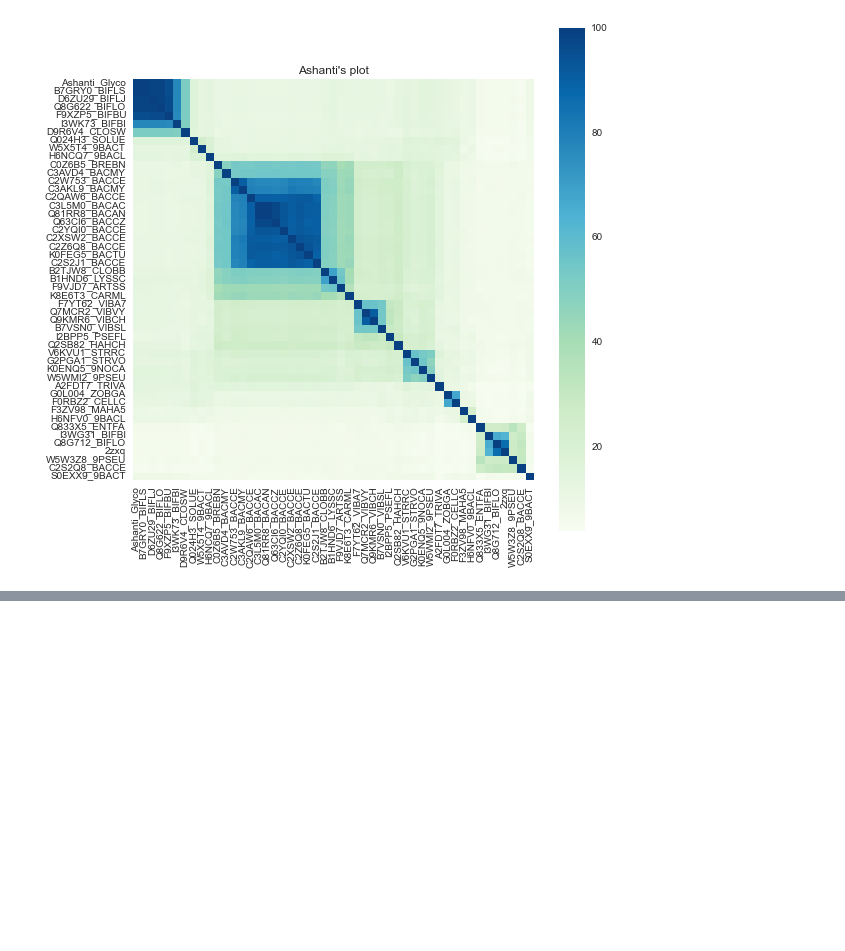
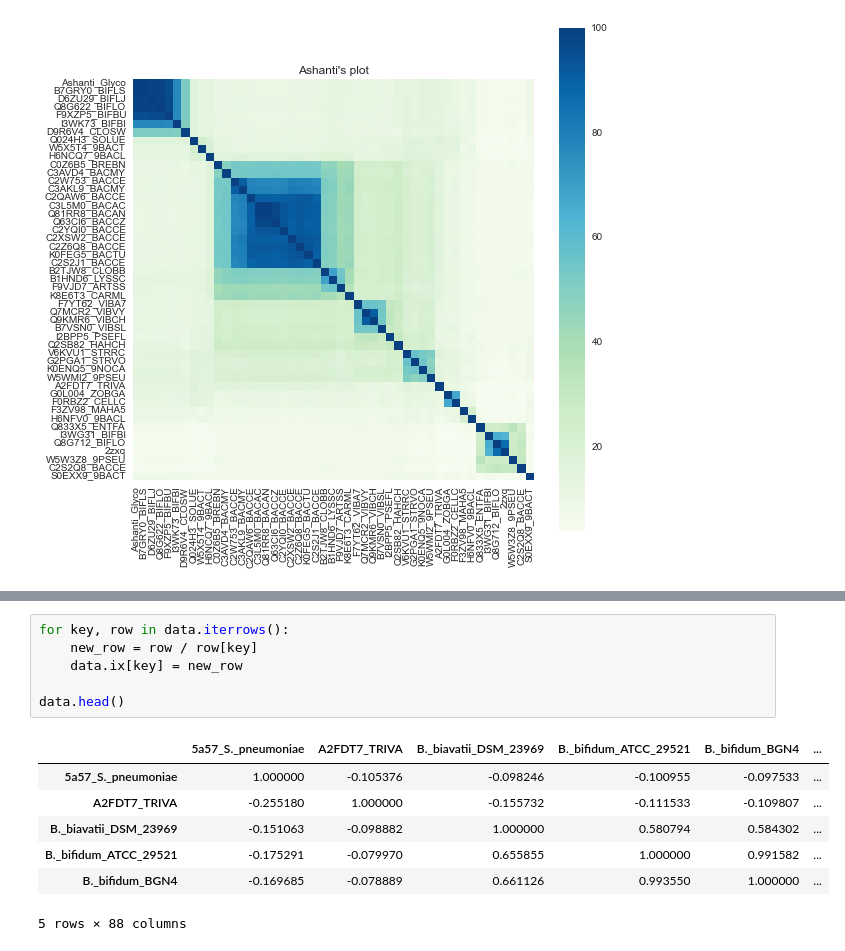
Before and after one commit to subunitA/Thesis_Images, a Jupyter notebook: HMMR Similarity Matrix.ipynb, the cells around one changed output, grey strips where cells are left out. Drawn from its saved outputs; the diff is of its cells as text; blank space fills up the shorter version.

```diff
--- a/HMMR Similarity Matrix.ipynb
+++ b/HMMR Similarity Matrix.ipynb
@@ -80,0 +116,14 @@ NameError: name 'good_loci' is not defined
+# %%
+for key, row in data.iterrows():
+    new_row = row / row[key]
+    data.ix[key] = new_row
+
+data.head()
+# %% [output]
+|  | 5a57_S._pneumoniae | A2FDT7_TRIVA | B._biavatii_DSM_23969 | B._bifidum_ATCC_29521 | B._bifidum_BGN4 | ... |
+| 5a57_S._pneumoniae | 1.000000 | -0.105376 | -0.098246 | -0.100955 | -0.097533 | ... |
+| A2FDT7_TRIVA | -0.255180 | 1.000000 | -0.155732 | -0.111533 | -0.109807 | ... |
+| B._biavatii_DSM_23969 | -0.151063 | -0.098882 | 1.000000 | 0.580794 | 0.584302 | ... |
+| B._bifidum_ATCC_29521 | -0.175291 | -0.079970 | 0.655855 | 1.000000 | 0.991582 | ... |
+| B._bifidum_BGN4 | -0.169685 | -0.078889 | 0.661126 | 0.993550 | 1.000000 | ... |
+5 rows × 88 columns
```
Also changed, not shown: parts of 11 cells of this notebook, 3 other files.
